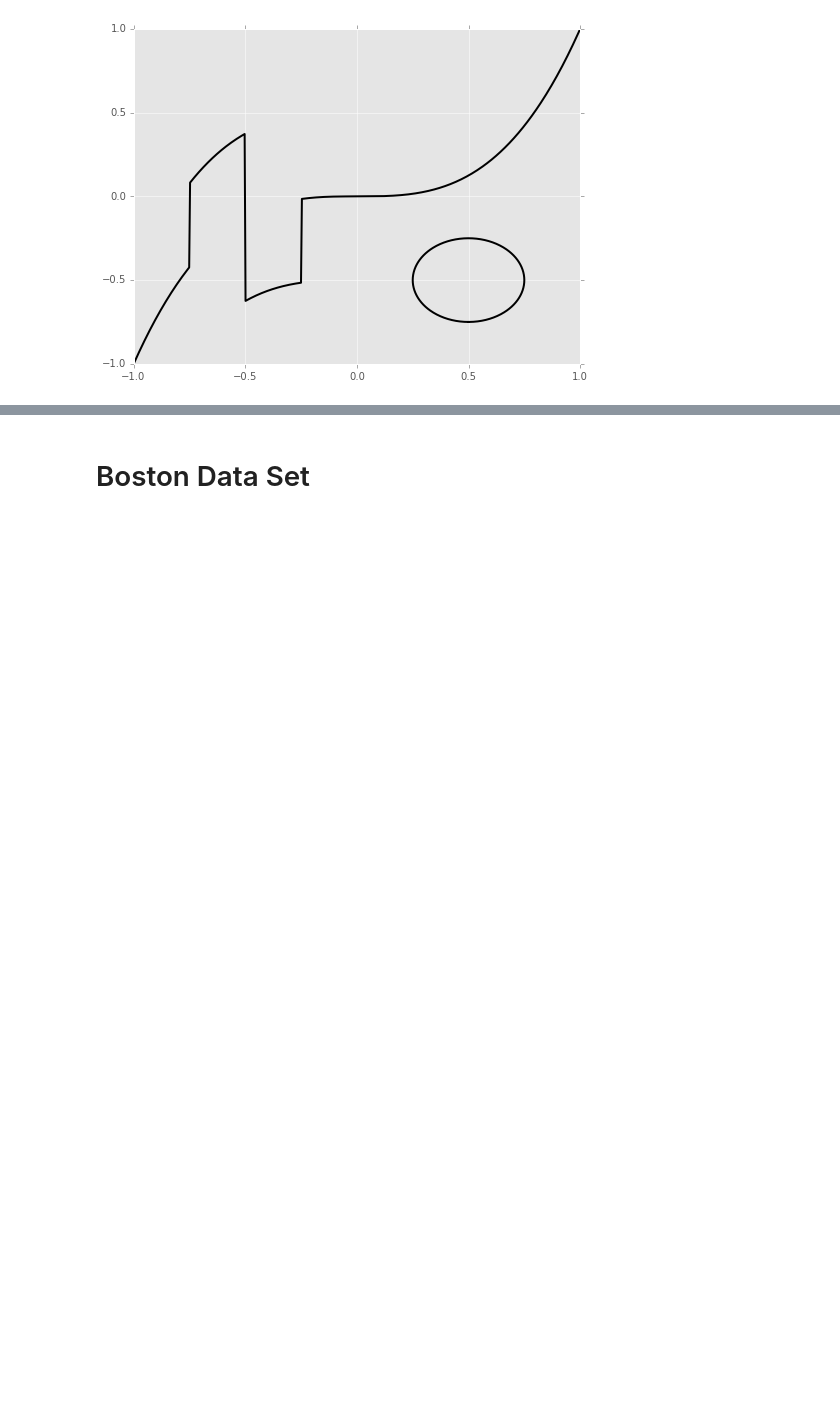
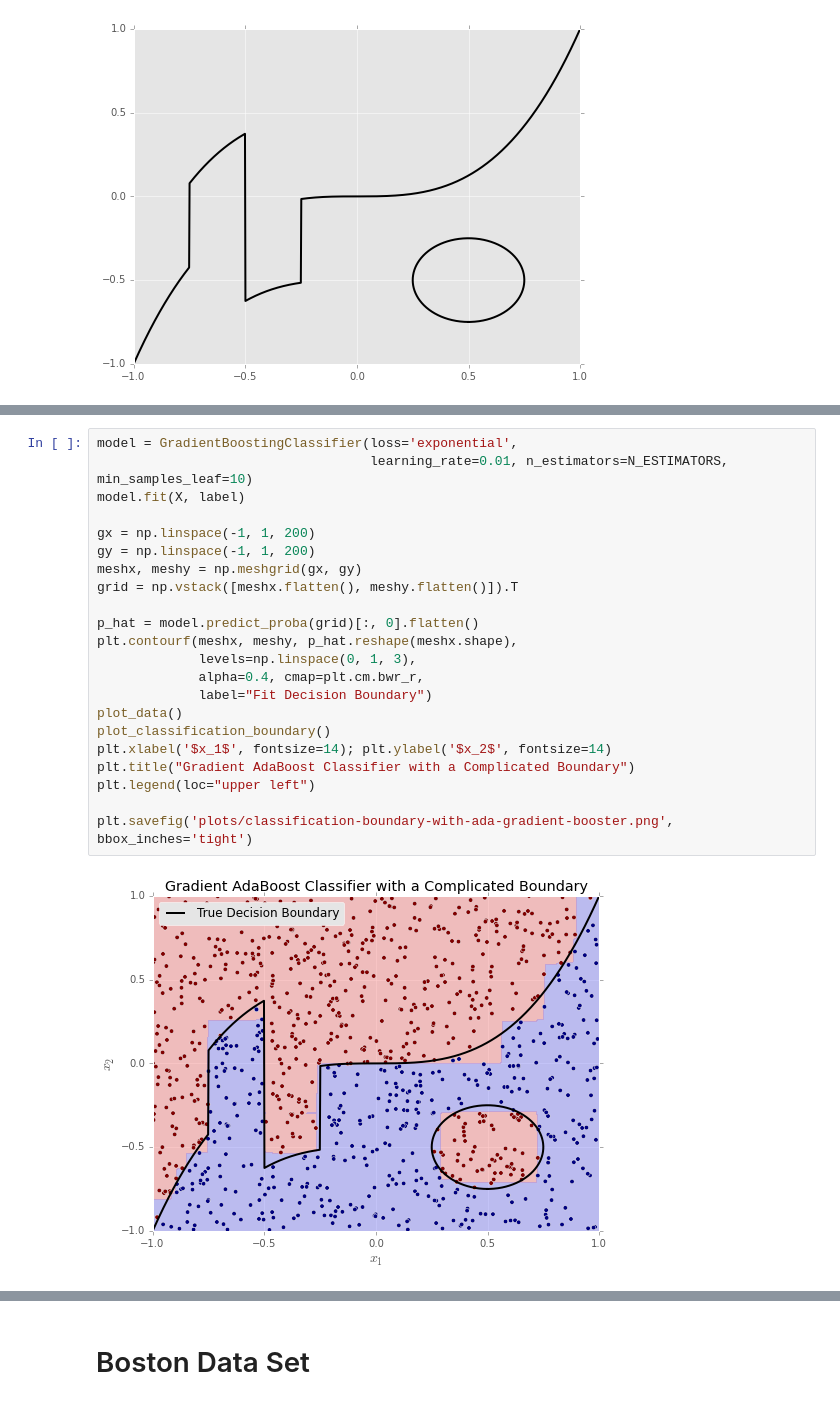
Before and after one commit to madrury/boosting-presentation, a Jupyter notebook: Boosting-Presentation-Galvanize.ipynb, the cells around one changed output, grey strips where cells are left out. Drawn from its saved outputs; the diff is of its cells as text; blank space fills up the shorter version.

```diff
--- a/Boosting-Presentation-Galvanize.ipynb
+++ b/Boosting-Presentation-Galvanize.ipynb
@@ -255,0 +276,24 @@ plt.savefig('plots/classification-boundary-with-booster.png', bbox_inches='tight
+# %%
+model = GradientBoostingClassifier(loss='exponential',
+                                   learning_rate=0.01, n_estimators=N_ESTIMATORS, min_samples_leaf=10)
+model.fit(X, label)
+
+gx = np.linspace(-1, 1, 200)
+gy = np.linspace(-1, 1, 200)
+meshx, meshy = np.meshgrid(gx, gy)
+grid = np.vstack([meshx.flatten(), meshy.flatten()]).T
+
+p_hat = model.predict_proba(grid)[:, 0].flatten()
+plt.contourf(meshx, meshy, p_hat.reshape(meshx.shape),
+             levels=np.linspace(0, 1, 3),
+             alpha=0.4, cmap=plt.cm.bwr_r,
+             label="Fit Decision Boundary")
+plot_data()
+plot_classification_boundary()
+plt.xlabel('$x_1$', fontsize=14); plt.ylabel('$x_2$', fontsize=14)
+plt.title("Gradient AdaBoost Classifier with a Complicated Boundary")
+plt.legend(loc="upper left")
+
+plt.savefig('plots/classification-boundary-with-ada-gradient-booster.png', bbox_inches='tight')
+# %% [output]
+[figure, added]
```
Also changed, not shown: parts of 23 cells of this notebook, 20 other files.
